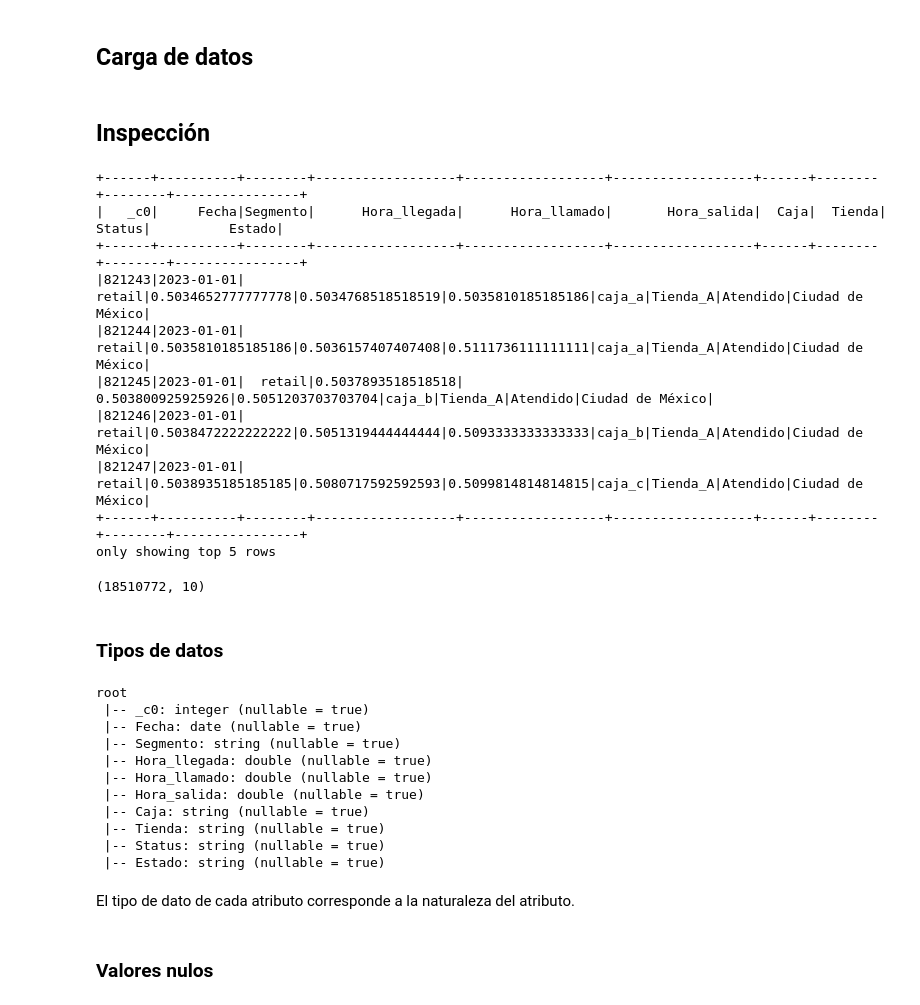
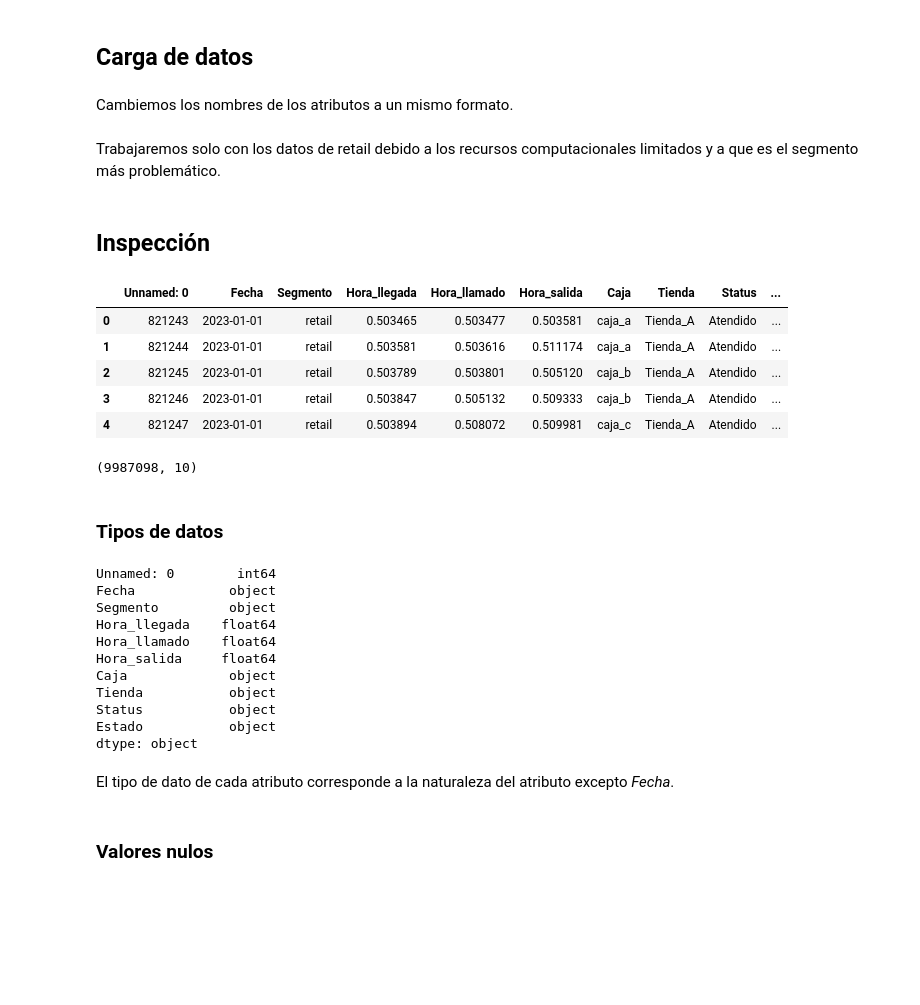
Before and after one commit to TheMexicanTarzan/Reto-COPPEL, a Jupyter notebook: Análisis_COPPEL.ipynb, the cells around one changed output. Drawn from its saved outputs; the diff is of its cells as text; code cells hidden in the pictures; blank space fills up the shorter version.

```diff
--- a/Análisis_COPPEL.ipynb
+++ b/Análisis_COPPEL.ipynb
@@ -26,40 +12,46 @@ for col_name in df.columns:
+# %%
+retail = pd.read_csv("../dataset.csv")
+# %% [markdown]
+Cambiemos los nombres de los atributos a un mismo formato.
+# %%
+retail.columns = retail.columns.str.capitalize()
+# %% [markdown]
+Trabajaremos solo con los datos de retail debido a los recursos computacionales limitados y a que es el segmento más problemático.
+# %%
+retail = retail[retail['Segmento'] == "retail"]
 # %% [markdown]
 ## Inspección
 # %%
-df.show(5)
+retail.head()
 # %% [output]
-+------+----------+--------+------------------+------------------+------------------+------+--------+--------+----------------+
-|   _c0|     Fecha|Segmento|      Hora_llegada|      Hora_llamado|       Hora_salida|  Caja|  Tienda|  Status|          Estado|
-+------+----------+--------+------------------+------------------+------------------+------+--------+--------+----------------+
-|821243|2023-01-01|  retail|0.5034652777777778|0.5034768518518519|0.5035810185185186|caja_a|Tienda_A|Atendido|Ciudad de México|
-|821244|2023-01-01|  retail|0.5035810185185186|0.5036157407407408|0.5111736111111111|caja_a|Tienda_A|Atendido|Ciudad de México|
-|821245|2023-01-01|  retail|0.5037893518518518| 0.503800925925926|0.5051203703703704|caja_b|Tienda_A|Atendido|Ciudad de México|
-|821246|2023-01-01|  retail|0.5038472222222222|0.5051319444444444|0.5093333333333333|caja_b|Tienda_A|Atendido|Ciudad de México|
-|821247|2023-01-01|  retail|0.5038935185185185|0.5080717592592593|0.5099814814814815|caja_c|Tienda_A|Atendido|Ciudad de México|
-+------+----------+--------+------------------+------------------+------------------+------+--------+--------+----------------+
-only showing top 5 rows
+|  | Unnamed: 0 | Fecha | Segmento | Hora_llegada | Hora_llamado | Hora_salida | Caja | Tienda | Status | ... |
+| 0 | 821243 | 2023-01-01 | retail | 0.503465 | 0.503477 | 0.503581 | caja_a | Tienda_A | Atendido | ... |
+| 1 | 821244 | 2023-01-01 | retail | 0.503581 | 0.503616 | 0.511174 | caja_a | Tienda_A | Atendido | ... |
+| 2 | 821245 | 2023-01-01 | retail | 0.503789 | 0.503801 | 0.505120 | caja_b | Tienda_A | Atendido | ... |
+| 3 | 821246 | 2023-01-01 | retail | 0.503847 | 0.505132 | 0.509333 | caja_b | Tienda_A | Atendido | ... |
+| 4 | 821247 | 2023-01-01 | retail | 0.503894 | 0.508072 | 0.509981 | caja_c | Tienda_A | Atendido | ... |
 # %%
-print((df.count(), len(df.columns)))
+retail.shape
 # %% [output]
-(18510772, 10)
+(9987098, 10)
 # %% [markdown]
 ### Tipos de datos
 # %%
-df.printSchema()
+retail.dtypes
 # %% [output]
-root
- |-- _c0: integer (nullable = true)
- |-- Fecha: date (nullable = true)
- |-- Segmento: string (nullable = true)
- |-- Hora_llegada: double (nullable = true)
- |-- Hora_llamado: double (nullable = true)
- |-- Hora_salida: double (nullable = true)
- |-- Caja: string (nullable = true)
- |-- Tienda: string (nullable = true)
- |-- Status: string (nullable = true)
- |-- Estado: string (nullable = true)
+Unnamed: 0        int64
+Fecha            object
+Segmento         object
+Hora_llegada    float64
+Hora_llamado    float64
+Hora_salida     float64
+Caja             object
+Tienda           object
+Status           object
+Estado           object
+dtype: object
 # %% [markdown]
-El tipo de dato de cada atributo corresponde a la naturaleza del atributo.
+El tipo de dato de cada atributo corresponde a la naturaleza del atributo excepto *Fecha*.
 # %% [markdown]
 ### Valores nulos
 # %%
```
Also changed, not shown: parts of 76 cells of this notebook.
